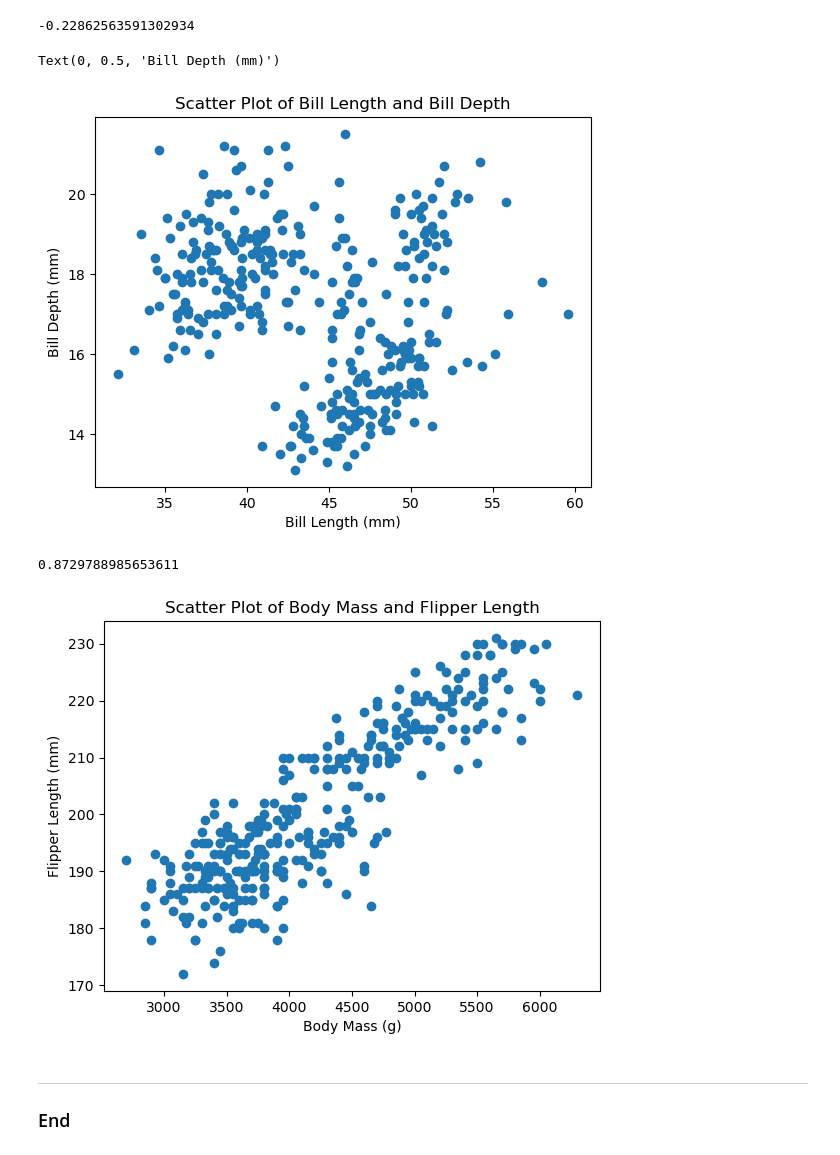
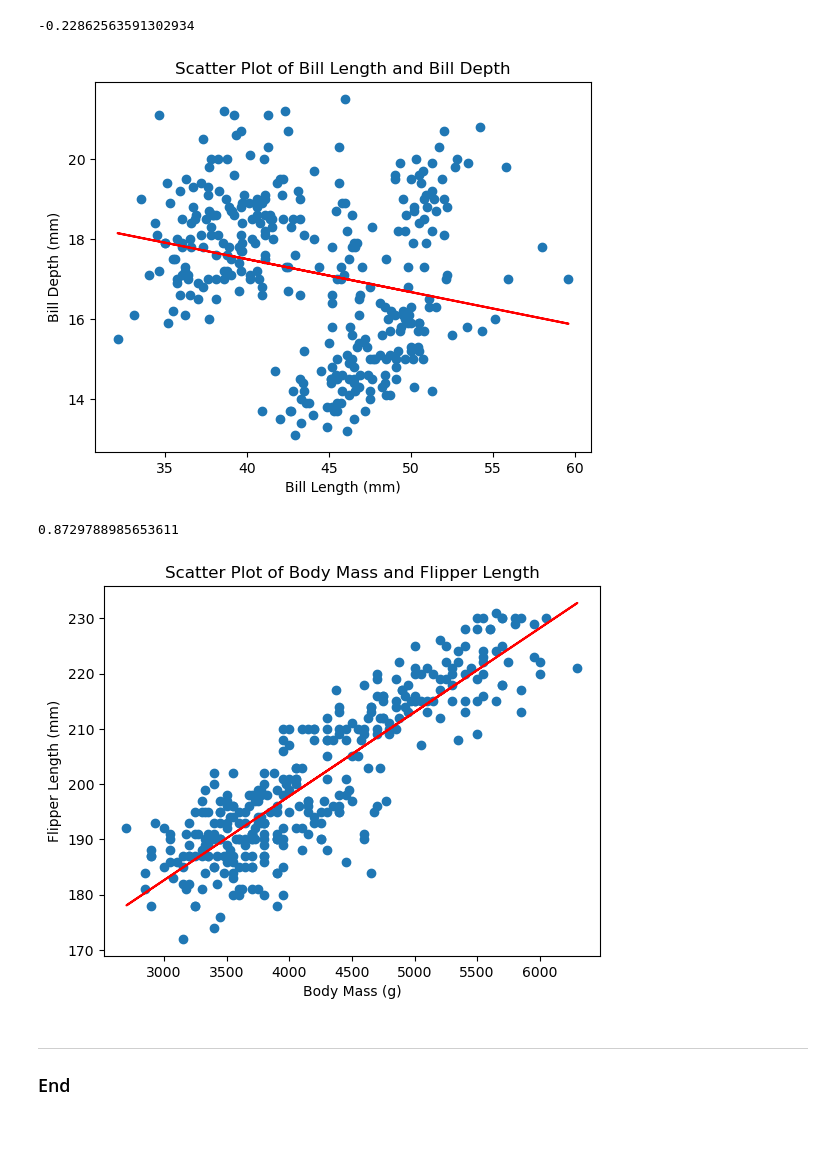
Before and after one commit to Rahuldewan27/8634----PRINCIPLES-OF-DATA-ANALYTICS, a Jupyter notebook: penguins.ipynb, the cells around one changed output. Drawn from its saved outputs; the diff is of its cells as text; code cells hidden in the pictures.

```diff
--- a/penguins.ipynb
+++ b/penguins.ipynb
@@ -390,12 +396,22 @@ correlation1
 -0.22862563591302934
 # %%
 # Scatter Plot the above correlation
-
 plt.scatter(clean_data['bill_length_mm'], clean_data['bill_depth_mm'])
 plt.title('Scatter Plot of Bill Length and Bill Depth')
 plt.xlabel('Bill Length (mm)')
 plt.ylabel('Bill Depth (mm)')
+
+# Calculate the coefficients of the best fit line.
+coefficients = np.polyfit(clean_data['bill_length_mm'], clean_data['bill_depth_mm'], 1)
+
+# Generate the y-values for the best fit line.
+best_fit_line = np.polyval(coefficients, clean_data['bill_length_mm'])
+
+# Plot the best fit line.
+plt.plot(clean_data['bill_length_mm'], best_fit_line, color='red')
+
+# Display the plot.
+plt.show()
 # %% [output]
-Text(0, 0.5, 'Bill Depth (mm)')
-[figure, old version]
+[figure, new version]
 # %%
@@ -410,14 +426,24 @@ correlation5
 0.8729788985653611
 # %%
 # Scatterplot the above correlation.
-
 plt.scatter(clean_data['body_mass_g'], clean_data['flipper_length_mm'])
 plt.title('Scatter Plot of Body Mass and Flipper Length')
 plt.xlabel('Body Mass (g)')
 plt.ylabel('Flipper Length (mm)')
+
+# Calculate the coefficients of the best fit line.
+coefficients = np.polyfit(clean_data['body_mass_g'], clean_data['flipper_length_mm'], 1)
+
+# Generate the y-values for the best fit line.
+best_fit_line = np.polyval(coefficients, clean_data['body_mass_g'])
+
+# Plot the best fit line.
+plt.plot(clean_data['body_mass_g'], best_fit_line, color='red')
+
+# Display the plot.
 plt.show()
 # %% [output]
-[figure, old version]
+[figure, new version]
 # %% [markdown]
 ***
 
```
Also changed, not shown: parts of 6 cells of this notebook, 1 other file.
